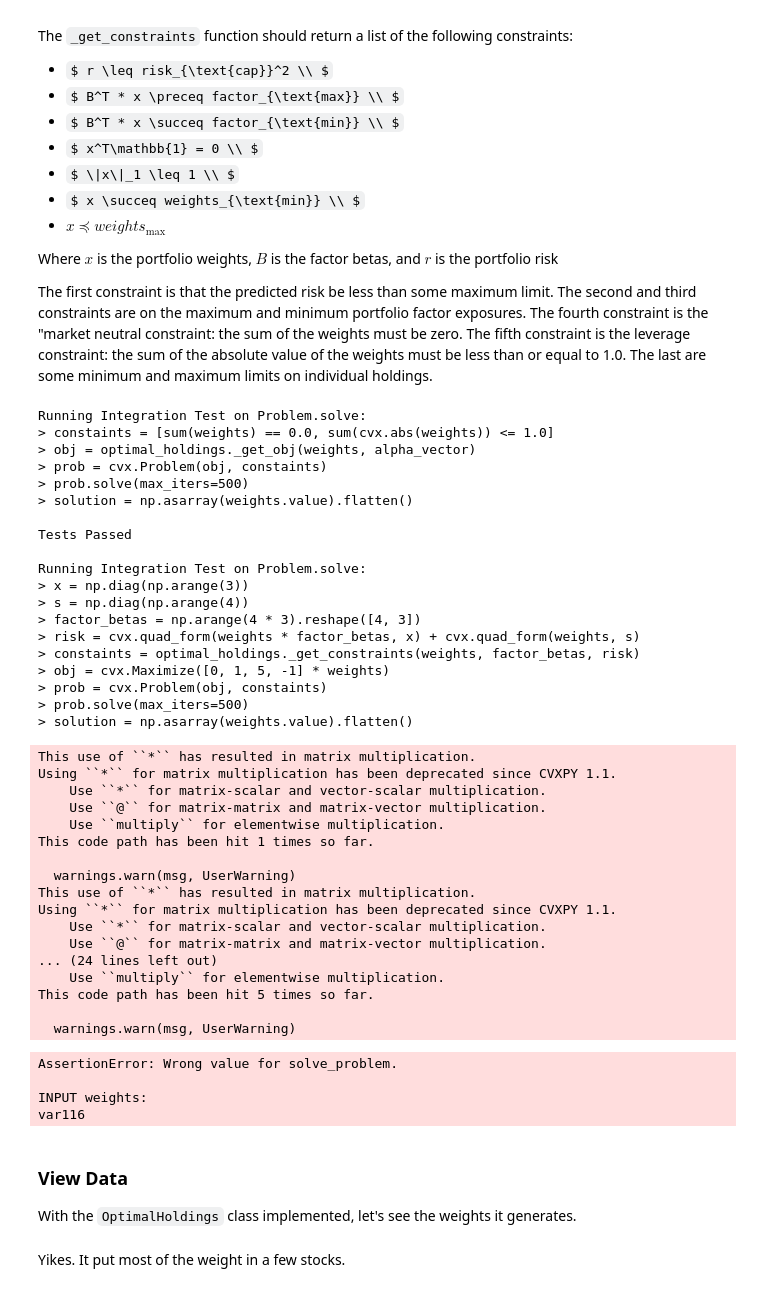
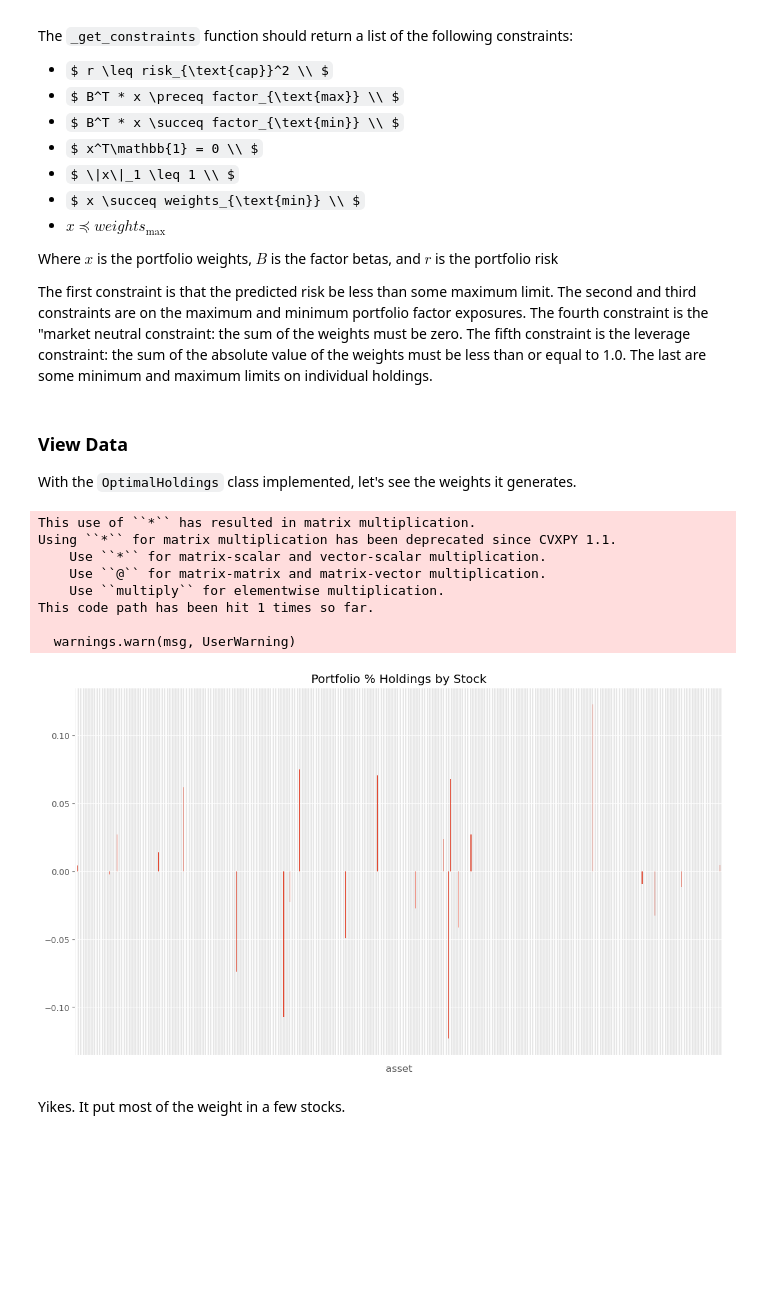
Before and after one commit to ansingh16/AI_for_trading, a Jupyter notebook: Projects/Project4-Multi-Factor-Model.ipynb, the cells around one changed output. Saved outputs shown, nothing was run; the diff lists cells and outputs as text; code cells hidden in the pictures; some formulas as TeX source; blank space fills up the shorter version.

Commit message:
project 4 completed

```diff
--- a/Projects/Project4-Multi-Factor-Model.ipynb
+++ b/Projects/Project4-Multi-Factor-Model.ipynb
@@ -1002,7 +1002,7 @@ class AbstractOptimalHoldings(ABC):
         constraints = self._get_constraints(weights, factor_betas.loc[alpha_vector.index].values, risk)
 
         prob = cvx.Problem(obj, constraints)
-        prob.solve(max_iters=500)
+        prob.solve()
 
         optimal_weights = np.asarray(weights.value).flatten()
 
@@ -1047,7 +1047,7 @@ class OptimalHoldings(AbstractOptimalHoldings):
         assert(len(alpha_vector.columns) == 1)
 
         #TODO: Implement function
-        obj = cvx.Maximize(alpha_vector.values.flatten().T*weights)
+        obj = cvx.Maximize(alpha_vector.values.flatten().T@weights)
 
         return obj
 
@@ -1075,8 +1075,8 @@ class OptimalHoldings(AbstractOptimalHoldings):
 
         constraints = [
             risk <= self.risk_cap*self.risk_cap,
-            factor_betas.T*weights <= self.factor_max,
-            factor_betas.T*weights >= self.factor_min,
+            factor_betas.T@weights <= self.factor_max,
+            factor_betas.T@weights >= self.factor_min,
             sum(weights) == 0.0,
             sum(cvx.abs(weights)) <= 1.0,
             weights >= self.weights_min,
@@ -1092,59 +1092,34 @@ class OptimalHoldings(AbstractOptimalHoldings):
         self.weights_max=weights_max
         self.weights_min=weights_min
 
-
-project_test4.test_optimal_holdings_get_obj(OptimalHoldings)
-project_test4.test_optimal_holdings_get_constraints(OptimalHoldings)
+# project_test4.test_optimal_holdings_get_obj(OptimalHoldings)
+# project_test4.test_optimal_holdings_get_constraints(OptimalHoldings)
-# %% [output]
-Running Integration Test on Problem.solve:
-> constaints = [sum(weights) == 0.0, sum(cvx.abs(weights)) <= 1.0]
-> obj = optimal_holdings._get_obj(weights, alpha_vector)
-> prob = cvx.Problem(obj, constaints)
-> prob.solve(max_iters=500)
-> solution = np.asarray(weights.value).flatten()
-
-Tests Passed
-
-Running Integration Test on Problem.solve:
-> x = np.diag(np.arange(3))
-> s = np.diag(np.arange(4))
-> factor_betas = np.arange(4 * 3).reshape([4, 3])
-> risk = cvx.quad_form(weights * factor_betas, x) + cvx.quad_form(weights, s)
-> constaints = optimal_holdings._get_constraints(weights, factor_betas, risk)
-> obj = cvx.Maximize([0, 1, 5, -1] * weights)
-> prob = cvx.Problem(obj, constaints)
-> prob.solve(max_iters=500)
-> solution = np.asarray(weights.value).flatten()
-This use of ``*`` has resulted in matrix multiplication.
-Using ``*`` for matrix multiplication has been deprecated since CVXPY 1.1.
-    Use ``*`` for matrix-scalar and vector-scalar multiplication.
-    Use ``@`` for matrix-matrix and matrix-vector multiplication.
-    Use ``multiply`` for elementwise multiplication.
-This code path has been hit 1 times so far.
-
-  warnings.warn(msg, UserWarning)
-This use of ``*`` has resulted in matrix multiplication.
-Using ``*`` for matrix multiplication has been deprecated since CVXPY 1.1.
-    Use ``*`` for matrix-scalar and vector-scalar multiplication.
-    Use ``@`` for matrix-matrix and matrix-vector multiplication.
-... (24 lines left out)
-    Use ``multiply`` for elementwise multiplication.
-This code path has been hit 5 times so far.
-
-  warnings.warn(msg, UserWarning)
-AssertionError: Wrong value for solve_problem.
-
-INPUT weights:
-var116
 # %% [markdown]
 ### View Data
 With the `OptimalHoldings` class implemented, let's see the weights it generates.
 # %%
 optimal_weights = OptimalHoldings().find(alpha_vector, risk_model['factor_betas'], risk_model['factor_cov_matrix'], risk_model['idiosyncratic_var_vector'])
 
+
+# Plot the bar chart
 optimal_weights.plot.bar(legend=None, title='Portfolio % Holdings by Stock')
-x_axis = plt.axes().get_xaxis()
-x_axis.set_visible(False)
+
+# Remove x-tick labels directly from the plot
+plt.gca().set_xticklabels([])  # Clear x-axis tick labels
+plt.gca().xaxis.set_ticks_position('none')  # Remove tick marks
+
+# Display the plot
+plt.show()
+# %% [output]
+This use of ``*`` has resulted in matrix multiplication.
+Using ``*`` for matrix multiplication has been deprecated since CVXPY 1.1.
+    Use ``*`` for matrix-scalar and vector-scalar multiplication.
+    Use ``@`` for matrix-matrix and matrix-vector multiplication.
+    Use ``multiply`` for elementwise multiplication.
+This code path has been hit 1 times so far.
+
+  warnings.warn(msg, UserWarning)
+[figure, added]
 # %% [markdown]
 Yikes. It put most of the weight in a few stocks.
 # %%
```
Also changed, not shown: parts of 9 cells of this notebook, 1 other file.
